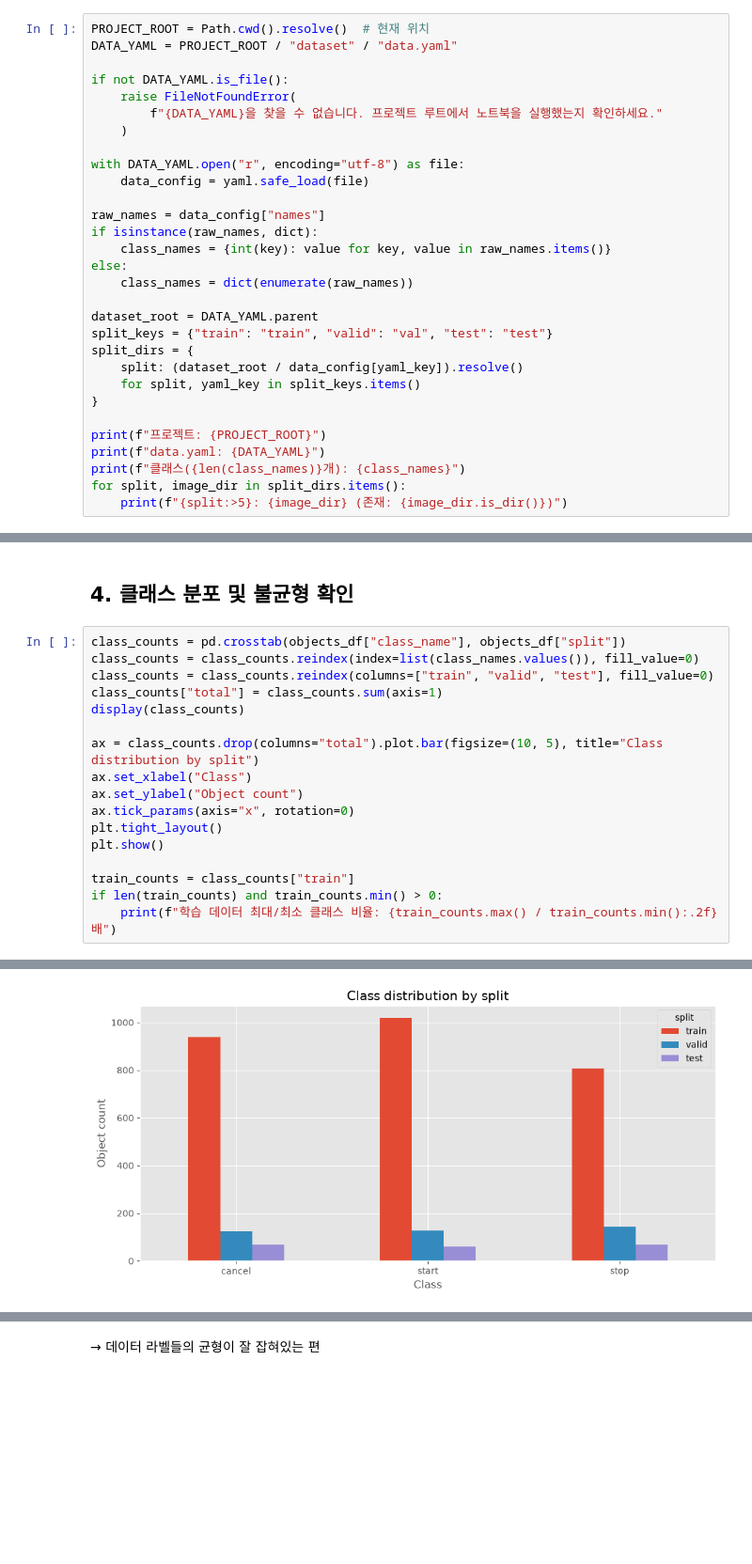
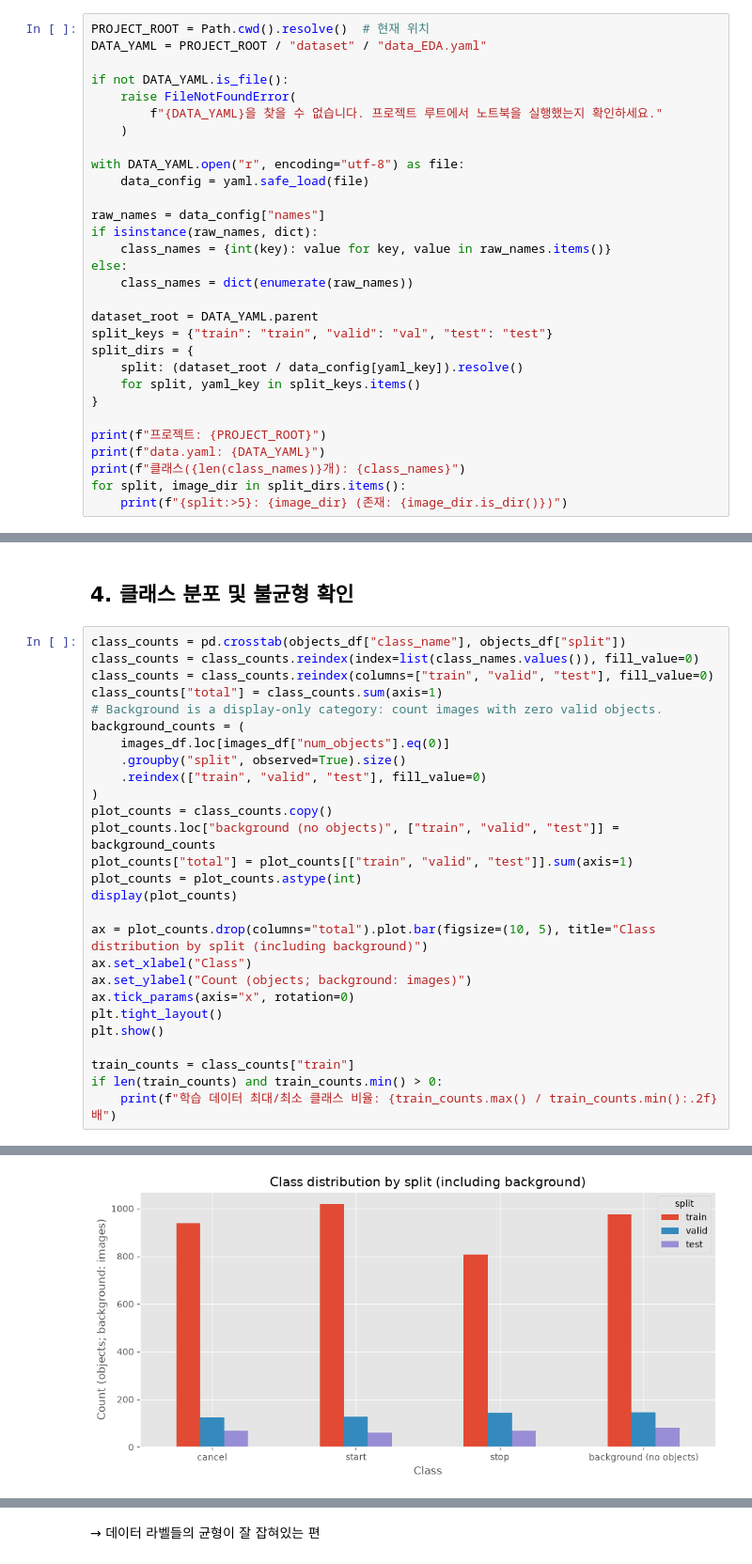
Before and after one commit to Spice7/jesture_project, a Jupyter notebook: EDA.ipynb, the cells around one changed output, grey strips where cells are left out. Shown at 94% size. Saved outputs shown, nothing was run; the diff lists cells and outputs as text; blank space fills up the shorter version.

```diff
--- a/EDA.ipynb
+++ b/EDA.ipynb
@@ -22,7 +22,7 @@ random.seed(RANDOM_SEED)
 ## 1. 데이터셋 설정 및 경로 확인
 # %%
 PROJECT_ROOT = Path.cwd().resolve()  # 현재 위치
-DATA_YAML = PROJECT_ROOT / "dataset" / "data.yaml"
+DATA_YAML = PROJECT_ROOT / "dataset" / "data_EDA.yaml"
 
 if not DATA_YAML.is_file():
     raise FileNotFoundError(
@@ -194,11 +194,21 @@ class_counts = pd.crosstab(objects_df["class_name"], objects_df["split"])
 class_counts = class_counts.reindex(index=list(class_names.values()), fill_value=0)
 class_counts = class_counts.reindex(columns=["train", "valid", "test"], fill_value=0)
 class_counts["total"] = class_counts.sum(axis=1)
-display(class_counts)
+# Background is a display-only category: count images with zero valid objects.
+background_counts = (
+    images_df.loc[images_df["num_objects"].eq(0)]
+    .groupby("split", observed=True).size()
+    .reindex(["train", "valid", "test"], fill_value=0)
+)
+plot_counts = class_counts.copy()
+plot_counts.loc["background (no objects)", ["train", "valid", "test"]] = background_counts
+plot_counts["total"] = plot_counts[["train", "valid", "test"]].sum(axis=1)
+plot_counts = plot_counts.astype(int)
+display(plot_counts)
 
-ax = class_counts.drop(columns="total").plot.bar(figsize=(10, 5), title="Class distribution by split")
+ax = plot_counts.drop(columns="total").plot.bar(figsize=(10, 5), title="Class distribution by split (including background)")
 ax.set_xlabel("Class")
-ax.set_ylabel("Object count")
+ax.set_ylabel("Count (objects; background: images)")
 ax.tick_params(axis="x", rotation=0)
 plt.tight_layout()
 plt.show()
@@ -215,4 +226,4 @@ if len(train_counts) and train_counts.min() > 0:
-[figure, old version]
+[figure, new version]
 학습 데이터 최대/최소 클래스 비율: 1.26배
 # %% [markdown]
 &rightarrow; 데이터 라벨들의 균형이 잘 잡혀있는 편
```
Also changed, not shown: parts of 5 cells of this notebook, 11 other files.
